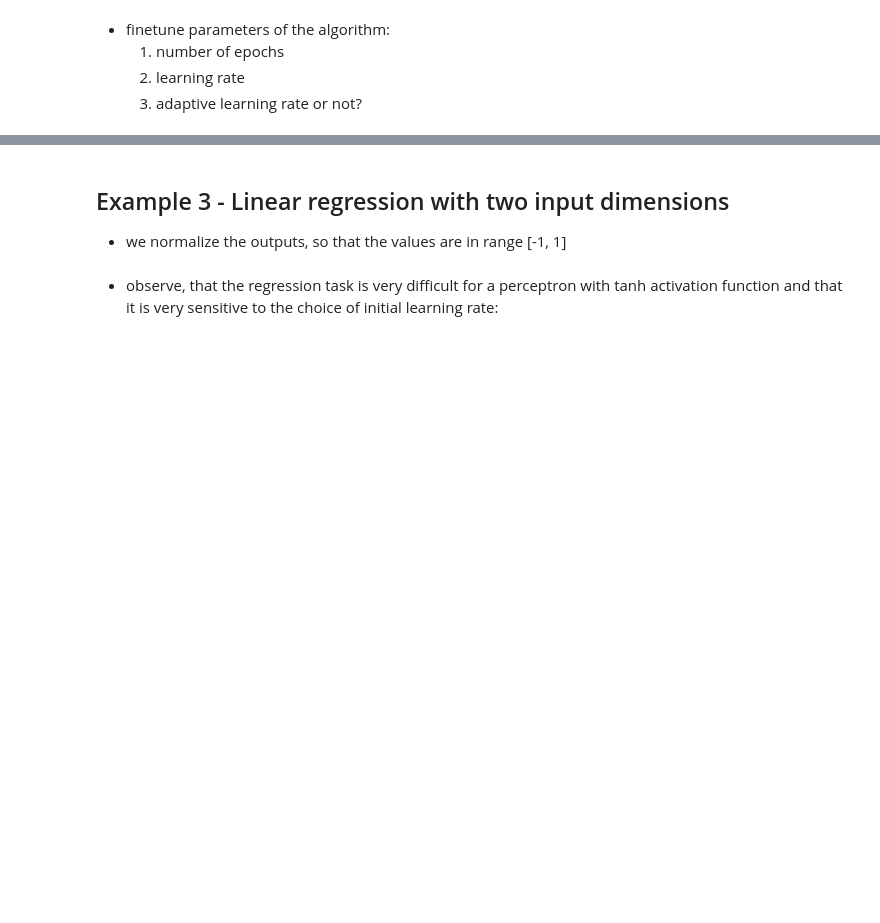
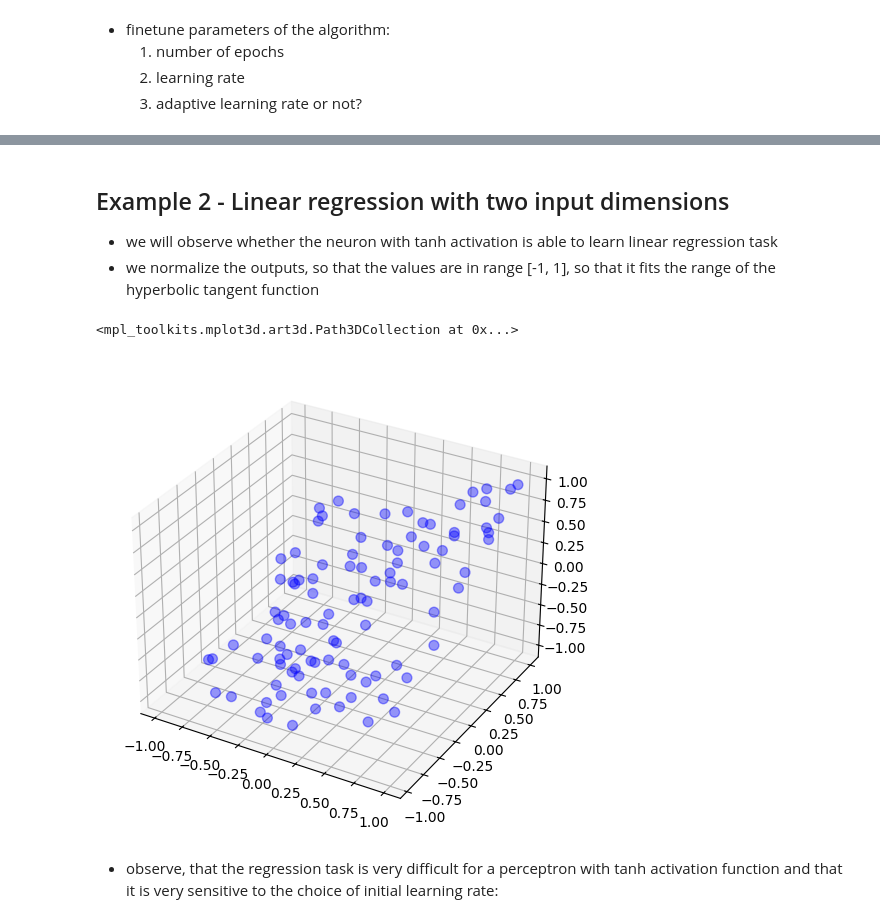
Before and after one commit to reitezuz/18NES1-2026, a Jupyter notebook: week04/tanh_perceptron.ipynb, the cells around one changed output, grey strips where cells are left out. Saved outputs shown, nothing was run; the diff lists cells and outputs as text; code cells hidden in the pictures; blank space fills up the shorter version.

```diff
--- a/week04/tanh_perceptron.ipynb
+++ b/week04/tanh_perceptron.ipynb
@@ -792,37 +704,0 @@ MSE error: 0.00476175567992476
-# %%
-# DataFrame to store the results for comparisons:
-experiment_results_r = pd.DataFrame(columns=['MSE', 'MAE', 'Epochs', 'Time', 'Variant', 'Learning Rate', 'Max Epochs', 'Weights', 'Bias', 'Data Description'])
-
-inputs, true_outputs = example_gallblader_attack()
-data_description_orig = "Gallbladder Attack"
-
-# Perceptron parameters:
-variant = "iterative"
-activation = 'tanh'
-adaptive_learning_rate = False
-min_error = 0.0001
-epochs = 100
-learning_rate = 0.1
-init_method = 'random'
-print_progress = False
-
-data_description = data_description_orig + " " + ("adaptive " if adaptive_learning_rate else "non-adaptive ") + str(min_error)
-
-# learning rate:
-for learning_rate in [0.01, 0.1 , 1]:
-    run_example_multiple_times(experiment_results_r, (inputs, true_outputs), None, None, activation, epochs, init_method , learning_rate, print_progress, variant, data_description, adaptive_learning_rate, min_error, max_validation_steps=None)
-
-# epochs:
-learning_rate = 0.1
-for epochs in [2, 5, 10, 20]:
-    run_example_multiple_times(experiment_results_r, (inputs, true_outputs), None, None, activation, epochs, init_method , learning_rate, print_progress, variant, data_description, adaptive_learning_rate, min_error, max_validation_steps=None)
-
-# adaptive learning rate:
-adaptive_learning_rate = True
-data_description = data_description_orig + " " + ("adaptive " if adaptive_learning_rate else "non-adaptive ") + str(min_error)
-epochs = 100
-for learning_rate in [0.01, 0.1 , 1]:
-    run_example_multiple_times(experiment_results_r, (inputs, true_outputs), None, None, activation, epochs, init_method , learning_rate, print_progress, variant, data_description, adaptive_learning_rate, min_error, max_validation_steps=None)
-
-print("\nExperiment Results:")
-experiment_results_r
@@ -842,33 +705,43 @@ Experiment Results:
 # %% [markdown]
-## Example 3 - Linear regression with two input dimensions
-- we normalize the outputs, so that the values are in range [-1, 1]
+## Example 2 - Linear regression with two input dimensions
+- we will observe whether the neuron with tanh activation is able to learn linear regression task
+- we normalize the outputs, so that the values are in range [-1, 1], so that it fits the range of the hyperbolic tangent function
 # %%
 def generate_regression_data_2D(A=2, B=3, C=-4, std_noise=0.3, number_of_samples=100):
     # y = A x1 + B x2 + C + noise
 
     # Generate x1 and x2 from a uniform distribution (more variation than linspace)
     x1 = np.random.uniform(-1, 1, number_of_samples).reshape(-1, 1)
     x2 = np.random.uniform(-1, 1, number_of_samples).reshape(-1, 1)
     x2 = x2[np.random.permutation(number_of_samples)]  # Randomly shuffle x2
     inputs = np.hstack([x1, x2])
 
     # Define true function with noise
     noise = np.random.normal(0, std_noise, size=x1.shape)  # Gaussian noise
     true_outputs = A*x1 + B*x2 + C + noise
     return inputs, normalize_outputs(true_outputs)
 
 
 def normalize_outputs(outputs):
     min_val = np.min(outputs)
     max_val = np.max(outputs)
 
     # Normalize to the range [0, 1]
     normalized_outputs = (outputs - min_val) / (max_val - min_val)
 
     # Scale to the range [-1, 1]
     normalized_outputs = 2 * normalized_outputs - 1
 
     return normalized_outputs
+
+# plot the data in 3d:
+inputs, true_outputs = generate_regression_data_2D()
+fig = plt.figure(figsize=(8, 6))
+ax = fig.add_subplot(111, projection='3d')
+ax.scatter(inputs[:, 0], inputs[:, 1], true_outputs.flatten(), label="Data points, true outputs", color='blue', alpha=0.4, s=50)
+# %% [output]
+<mpl_toolkits.mplot3d.art3d.Path3DCollection at 0x...>
+[figure, added]
 # %% [markdown]
 - observe, that the regression task is very difficult for a perceptron with tanh activation function and that it is very sensitive to the choice of initial learning rate:
 # %%
```
Also changed, not shown: parts of 18 cells of this notebook.
